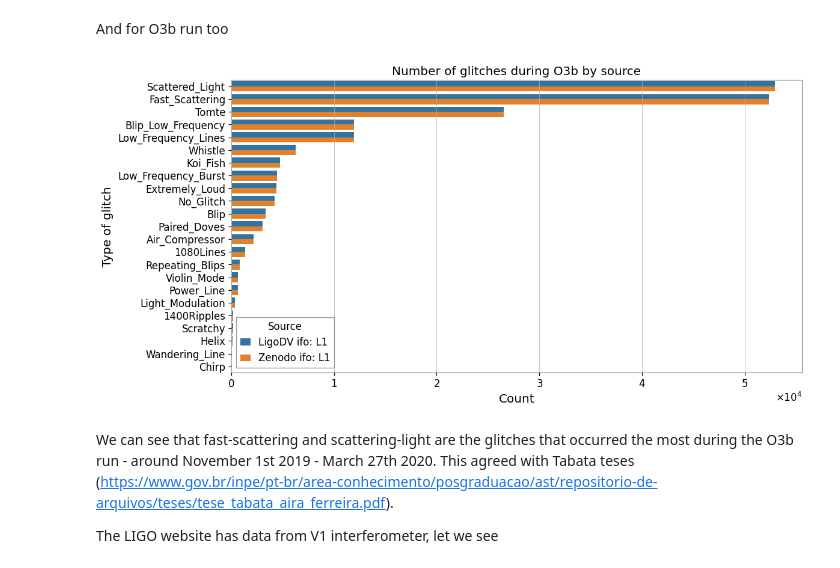
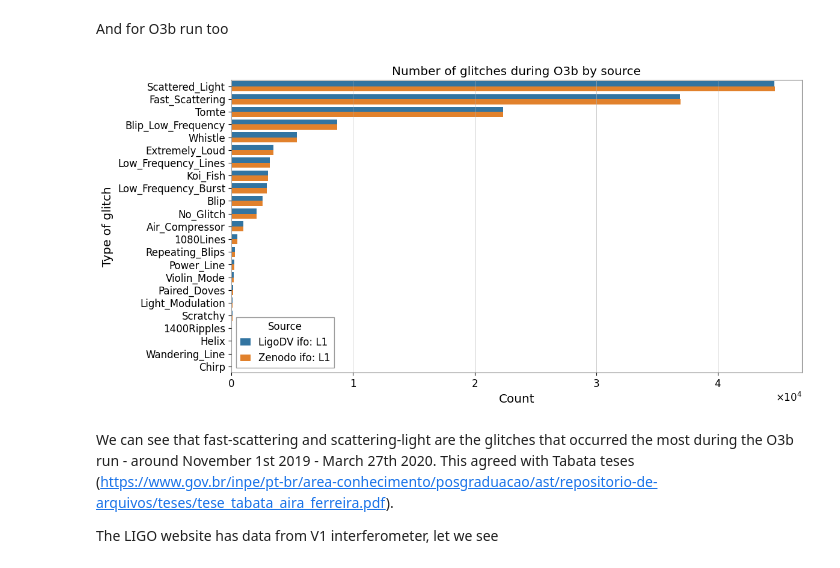
Before and after one commit to physerikc/gravitational-waves, a Jupyter notebook: glitch_study.ipynb, the cells around one changed output. Drawn from its saved outputs; the diff is of its cells as text; code cells hidden in the pictures.

```diff
--- a/glitch_study.ipynb
+++ b/glitch_study.ipynb
@@ -43,0 +73,9 @@ Index(['GPStime', 'peakFreq', 'snr', 'amplitude', 'centralFreq', 'duration',
+# %%
+dfligo_L1_O3a = dfligo_L1_O3a[dfligo_L1_O3a['confidence'] > 0.9]
+dfligo_L1_O3b = dfligo_L1_O3b[dfligo_L1_O3b['confidence'] > 0.9]
+
+dfligo_V1_O3a2 = dfligo_V1_O3a[dfligo_V1_O3a['confidence'] > 0.9]
+dfligo_V1_O3b2 = dfligo_V1_O3b[dfligo_V1_O3b['confidence'] > 0.9]
+
+dfzenodo_L1_O3a = dfzenodo_L1_O3a[dfzenodo_L1_O3a['ml_confidence'] > 0.9]
+dfzenodo_L1_O3b = dfzenodo_L1_O3b[dfzenodo_L1_O3b['ml_confidence'] > 0.9]
@@ -44 +84,10 @@ Index(['GPStime', 'peakFreq', 'snr', 'amplitude', 'centralFreq', 'duration',
+# %%
+df2ligo_L1_O3a = dfligo_L1_O3a.copy()
+df2ligo_L1_O3b = dfligo_L1_O3b.copy()
+
+df2ligo_V1_O3a = dfligo_V1_O3a.copy()
+df2ligo_V1_O3b = dfligo_V1_O3b.copy()
+
+df2zenodo_L1_O3a = dfzenodo_L1_O3a.copy()
+df2zenodo_L1_O3b = dfzenodo_L1_O3b.copy()
 # %% [markdown]
@@ -97,39 +152,35 @@ plt.show()
 # %% [markdown]
 And for O3b run too
 # %%
-# Adiciona a origem
-dfligo_L1_O3b['Fonte'] = 'LigoDV ifo: L1'
-dfzenodo_L1_O3b['Fonte'] = 'Zenodo ifo: L1'
+df2ligo_L1_O3b['Fonte'] = 'LigoDV ifo: L1'
+df2zenodo_L1_O3b['Fonte'] = 'Zenodo ifo: L1'
 
-# Junta os dois DataFrames
-df_combined = pd.concat([dfligo_L1_O3b, dfzenodo_L1_O3b])
+df_combined = pd.concat([df2ligo_L1_O3b, df2zenodo_L1_O3b])
 
-# Garante que a ordem seja pela soma total de ocorrências
 ordered_labels = (
     df_combined['label']
     .value_counts()
     .loc[lambda x: x.index.isin(df_combined['label'].unique())]
     .index
 )
 
-# Gráfico
 plt.figure(figsize=(12, 6))
 sns.countplot(
     data=df_combined,
     y='label',
     hue='Fonte',
     order=ordered_labels,
     dodge=True  # reforça o uso de barras lado a lado
 )
 
 plt.title("Number of glitches during O3b by source")
 plt.xlabel("Count")
 plt.ylabel("Type of glitch")
 plt.legend(title='Source')
 plt.tight_layout()
 plt.show()
 # %% [output]
-[figure, old version]
+[figure, new version]
 # %% [markdown]
 We can see that fast-scattering and scattering-light are the glitches that occurred the most during the O3b run - around November 1st 2019 - March 27th 2020. This agreed with Tabata teses (https://www.gov.br/inpe/pt-br/area-conhecimento/posgraduacao/ast/repositorio-de-arquivos/teses/tese_tabata_aira_ferreira.pdf).
 
```
Also changed, not shown: parts of 13 cells of this notebook.
